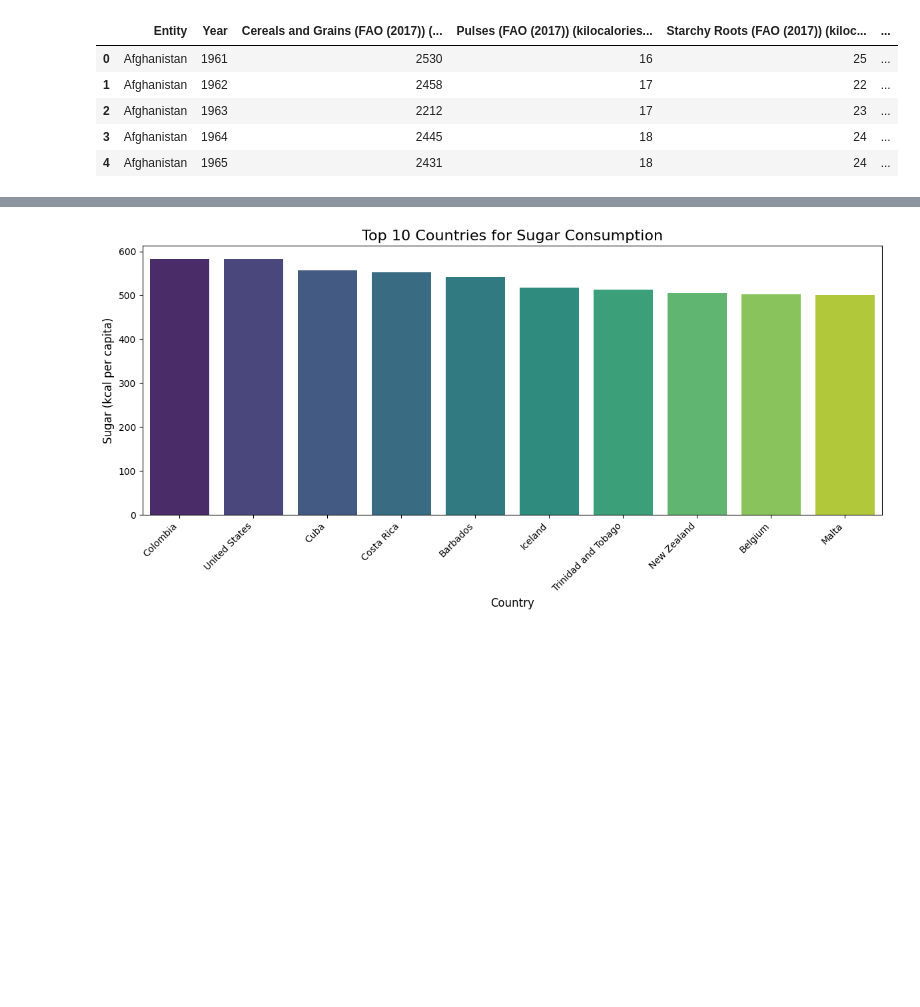
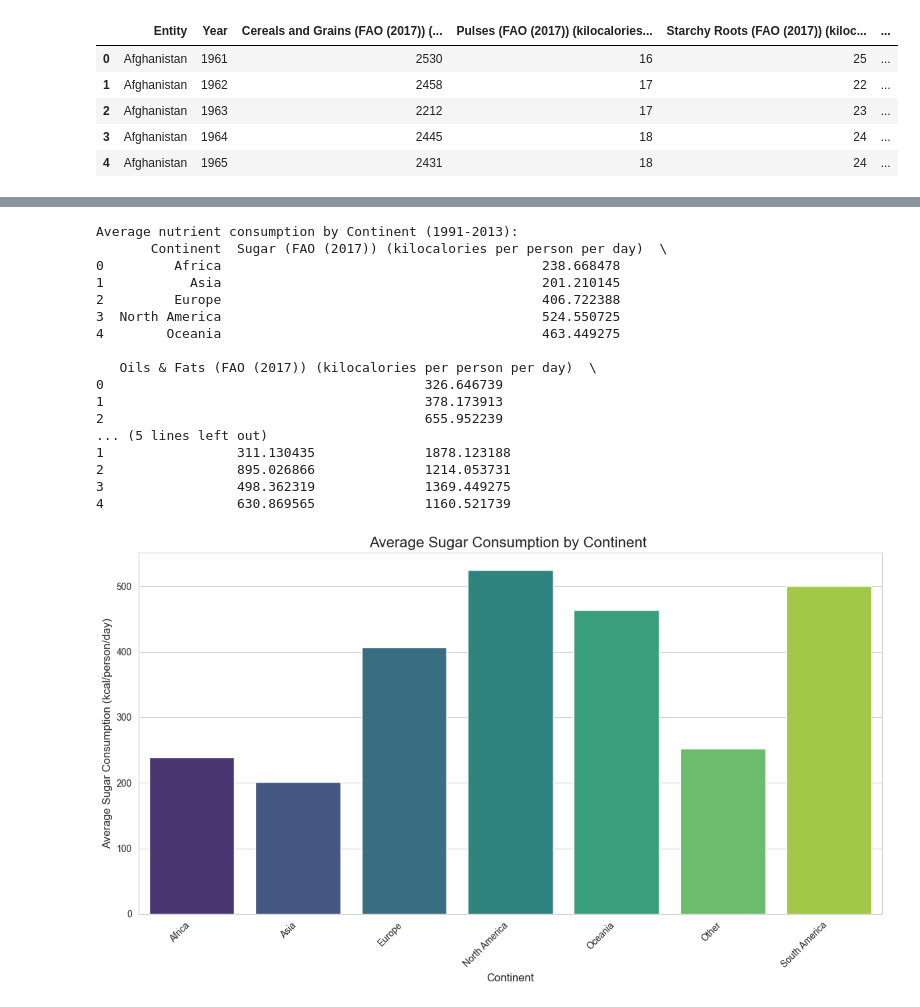
Before and after one commit to yashiigupta/Nutrition-and-Obesity-Trends, a Jupyter notebook: notebooks/area_diet_trends.ipynb, the cells around one changed output, grey strips where cells are left out. Cells and saved outputs as stored; diff of their text form; code cells hidden in the pictures; blank space fills up the shorter version.

```diff
--- a/notebooks/area_diet_trends.ipynb
+++ b/notebooks/area_diet_trends.ipynb
@@ -3,2 +7,2 @@ import pandas as pd
 # %%
-df = pd.read_csv('../RawData/Diet-Compositions/Diet compositions by commodity categories - FAO (2017).csv')
+df_diet = pd.read_csv('../RawData/Diet-Compositions/Diet compositions by commodity categories - FAO (2017).csv')
@@ -98,7 +171,0 @@ Antigua and Barbuda  329.773585  305.320755    589.150943   857.000000
-# %%
-nutrient_list = ['Sugar_kcal', 'Fat_kcal', 'Protein_kcal', 'Fiber_kcal']
-
-for nutrient in nutrient_list:
-    print(f"\nTop 10 Countries for {nutrient.replace('_kcal', '')} Consumption:")
-    top_countries = per_capita_nutrient_consumption.sort_values(by=nutrient, ascending=False).head(10)
-    print(top_countries[[nutrient]])
@@ -176,0 +388,5 @@ Passing `palette` without assigning `hue` is deprecated and will be removed in v
+# %%
+df_continental_years = df_diet[(df_diet['Year'] >= 1991) & (df_diet['Year'] <= 2013)].copy()
+
+print("First 5 rows of df_continental_years after filtering by year:")
+print(df_continental_years.head())
@@ -177,30 +411,53 @@ Passing `palette` without assigning `hue` is deprecated and will be removed in v
 # %%
 import matplotlib.pyplot as plt
 import seaborn as sns
 
-nutrient_list = ['Sugar_kcal', 'Fat_kcal', 'Protein_kcal', 'Fiber_kcal']
 
-for nutrient in nutrient_list:
-    # Get the top 10 countries for the current nutrient
-    top_countries = per_capita_nutrient_consumption.sort_values(by=nutrient, ascending=False).head(10)
+sns.set_style("whitegrid")
 
-    # Create a bar plot
-    plt.figure(figsize=(12, 6))
-    sns.barplot(x=top_countries.index, y=top_countries[nutrient], palette='viridis', hue=top_countries.index, legend=False)
 
-    # Set title and labels
-    plt.title(f'Top 10 Countries for {nutrient.replace("_kcal", "")} Consumption', fontsize=16)
-    plt.xlabel('Country', fontsize=12)
-    plt.ylabel(f'{nutrient.replace("_kcal", "")} (kcal per capita)', fontsize=12)
+nutrient_cols = [sugar_col, fat_col, protein_col, fiber_col]
 
-    # Rotate x-axis labels for better readability
-    plt.xticks(rotation=45, ha='right', fontsize=10)
-    plt.yticks(fontsize=10)
 
-    # Ensure tight layout
+df_continental_avg_consumption = df_continental_years.groupby('Continent')[nutrient_cols].mean().reset_index()
+
+print("Average nutrient consumption by Continent (1991-2013):")
+print(df_continental_avg_consumption.head())
+
+
+for nutrient in nutrient_cols:
+    plt.figure(figsize=(12, 7))
+    sns.barplot(x='Continent', y=nutrient, data=df_continental_avg_consumption, palette='viridis', hue='Continent', legend=False)
+
+
+    plt.title(f'Average {nutrient.split(" (")[0]} Consumption by Continent ', fontsize=16)
+
+
+    plt.xlabel('Continent', fontsize=12)
+    plt.ylabel(f'Average {nutrient.split(" (")[0]} Consumption (kcal/person/day)', fontsize=12)
+
+
+    plt.xticks(rotation=45, ha='right')
+
+
     plt.tight_layout()
-
-    # Display the plot
     plt.show()
 # %% [output]
+Average nutrient consumption by Continent (1991-2013):
+       Continent  Sugar (FAO (2017)) (kilocalories per person per day)  \
+0         Africa                                         238.668478
+1           Asia                                         201.210145
+2         Europe                                         406.722388
+3  North America                                         524.550725
+4        Oceania                                         463.449275
+
+   Oils & Fats (FAO (2017)) (kilocalories per person per day)  \
+0                                         326.646739
+1                                         378.173913
+2                                         655.952239
+... (5 lines left out)
+1                 311.130435              1878.123188
+2                 895.026866              1214.053731
+3                 498.362319              1369.449275
+4                 630.869565              1160.521739
-[figure, old version]
+[figure, new version]
```
Also changed, not shown: parts of 27 cells of this notebook.
